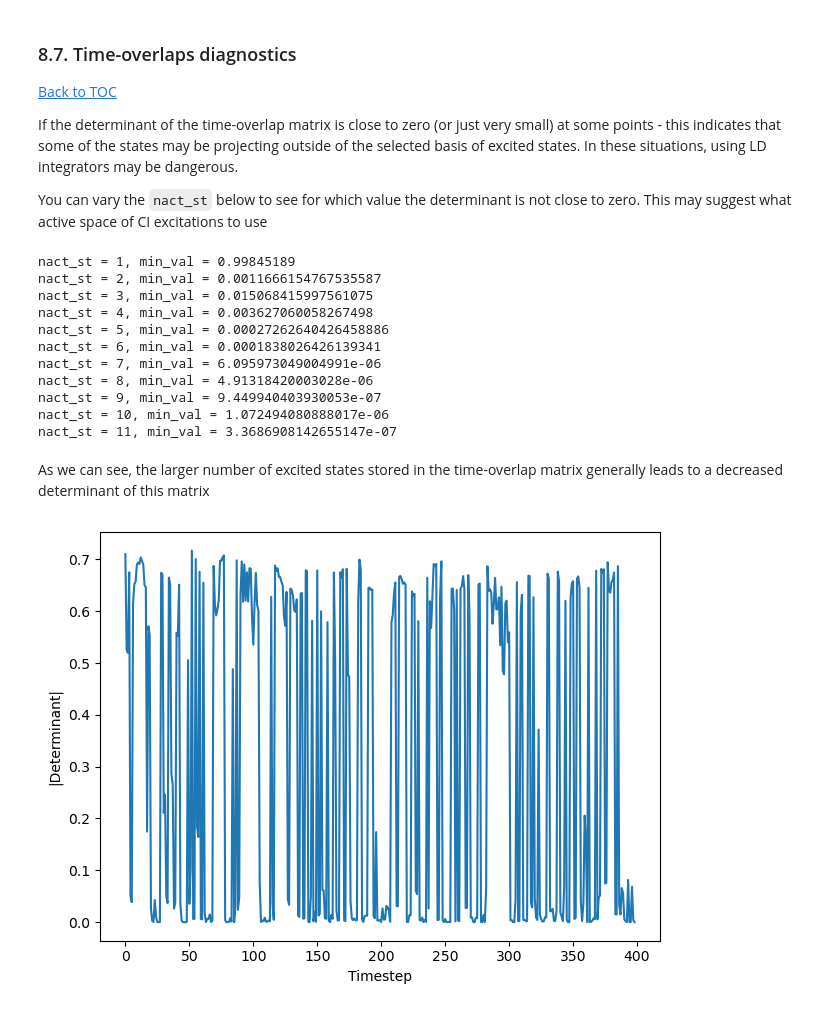
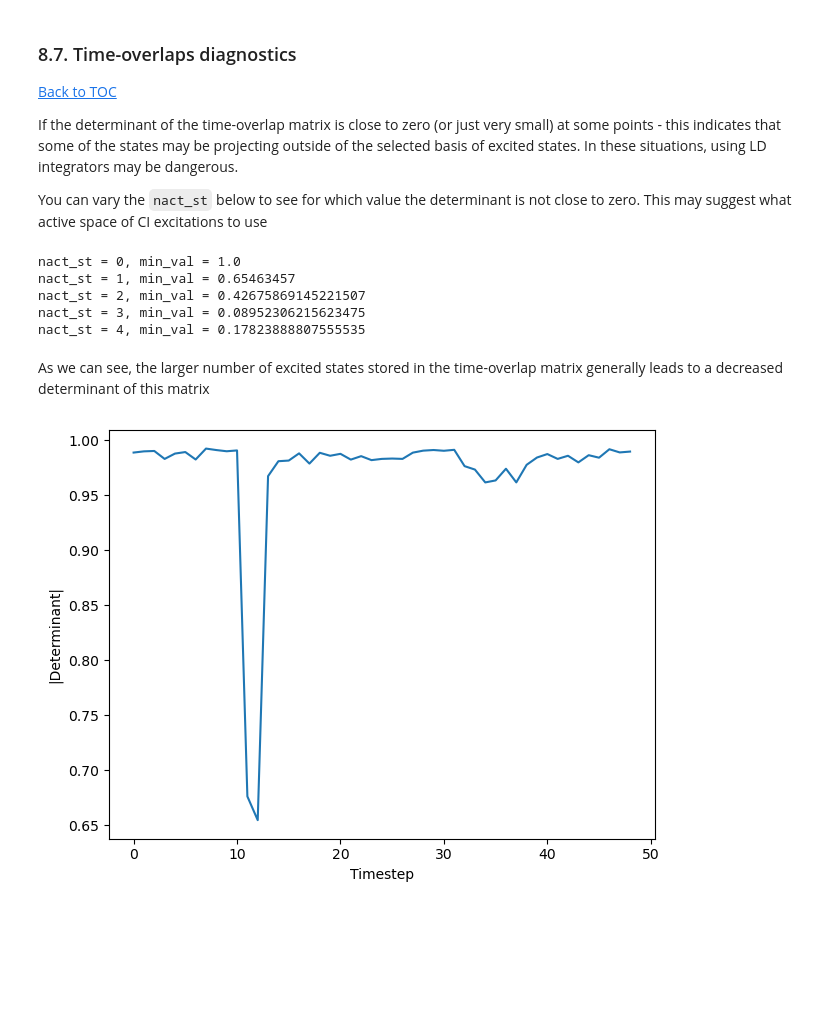
Before and after one commit to compchem-cybertraining/Tutorials_Libra, a Jupyter notebook: 6_dynamics/2_nbra_workflows/9_step4/tutorial.ipynb, the cells around one changed output. Cells and saved outputs as stored; diff of their text form; code cells hidden in the pictures; blank space fills up the shorter version.

Commit message:
Updated step4 NBRA tutorial to add Kosar's Mg@C60 example with new flags

```diff
--- a/6_dynamics/2_nbra_workflows/9_step4/tutorial.ipynb
+++ b/6_dynamics/2_nbra_workflows/9_step4/tutorial.ipynb
@@ -235,14 +235,18 @@ def read_files_new(data_path, istep, fstep):
         ham_adi.Load_Matrix_From_File(F"{data_path}/ham_adi_{i}.txt")
         Ham_adi.append(ham_adi)
 
+        # NACs
+        #nac_adi =  (ham_adi - hvib_adi)*(0.0+1.0j)
+        dt = 0.5*units.fs2au
+        nac_adi = (st - st.H())/(2.0*dt)
+        NAC_adi.append(nac_adi)
+
         # Adiabatic vibronic Hamiltonian
         hvib_adi = CMATRIX(NSTATES,NSTATES)
-        hvib_adi.Load_Matrix_From_File(F"{data_path}/hvib_adi_{i}.txt")
+        #hvib_adi.Load_Matrix_From_File(F"{data_path}/hvib_adi_{i}.txt")
+        hvib_adi = ham_adi - nac_adi*(0.0+1.0j)
         Hvib_adi.append(hvib_adi)
 
-        # NACs
-        nac_adi =  (ham_adi - hvib_adi)*(0.0+1.0j)
-        NAC_adi.append(nac_adi)
 
         # Basis transform
         bas_trans = CMATRIX(NSTATES, NSTATES);  bas_trans.identity()
@@ -299,3 +312,14 @@ NSTEPS, NSTATES, St_adi, Ham_adi, Hvib_adi, NAC_adi, Basis_transform = read_file
 # %% [output]
 Number of steps = 399
 NSTATES = 11
+# %%
+##================ Example 3 (New) ======================
+# Uncomment this line, if you need the data files
+#!tar -xf data3.tar.bz2
+
+data_path = 'data3/res'
+istep = 0    # the first timestep to read
+fstep = 49 # the last timestep to read
+ISTATE = 1
+
+NSTEPS, NSTATES, St_adi, Ham_adi, Hvib_adi, NAC_adi, Basis_transform = read_files_new(data_path, istep, fstep)
@@ -1326,34 +1361,28 @@ If the determinant of the time-overlap matrix is close to zero (or just very sma
 
 You can vary the `nact_st` below to see for which value the determinant is not close to zero. This may suggest what active space of CI excitations to use
 # %%
-for nact_st in range(1, NSTATES+1):
+for nact_st in range(0, NSTATES+1):
     min_val = np.min( np.abs( np.linalg.det(numpy_st_adi[:,:nact_st,:nact_st]) ) )
     print(F"nact_st = {nact_st}, min_val = {min_val}")
 # %% [output]
-nact_st = 1, min_val = 0.99845189
-nact_st = 2, min_val = 0.0011666154767535587
-nact_st = 3, min_val = 0.015068415997561075
-nact_st = 4, min_val = 0.003627060058267498
-nact_st = 5, min_val = 0.00027262640426458886
-nact_st = 6, min_val = 0.0001838026426139341
-nact_st = 7, min_val = 6.095973049004991e-06
-nact_st = 8, min_val = 4.91318420003028e-06
-nact_st = 9, min_val = 9.449940403930053e-07
-nact_st = 10, min_val = 1.072494080888017e-06
-nact_st = 11, min_val = 3.3686908142655147e-07
+nact_st = 0, min_val = 1.0
+nact_st = 1, min_val = 0.65463457
+nact_st = 2, min_val = 0.42675869145221507
+nact_st = 3, min_val = 0.08952306215623475
+nact_st = 4, min_val = 0.17823888807555535
 # %% [markdown]
 As we can see, the larger number of excited states stored in the time-overlap matrix generally leads to a decreased determinant of this matrix
 # %%
-nact_st = 11
+nact_st = 1
 
 plt.figure(figsize=(3.21*2,2.41*2))
 determinants = []
 for i in range(NSTEPS):
     determinants.append(np.linalg.det(numpy_st_adi[i][:nact_st,:nact_st]  ))
 plt.plot(np.arange(len(determinants)), np.abs(determinants))
 plt.xlabel('Timestep')
 plt.ylabel('|Determinant|')
 plt.tight_layout()
 plt.show()
 # %% [output]
-[figure, old version]
+[figure, new version]
```
Also changed, not shown: parts of 18 cells of this notebook, 2 other files.
